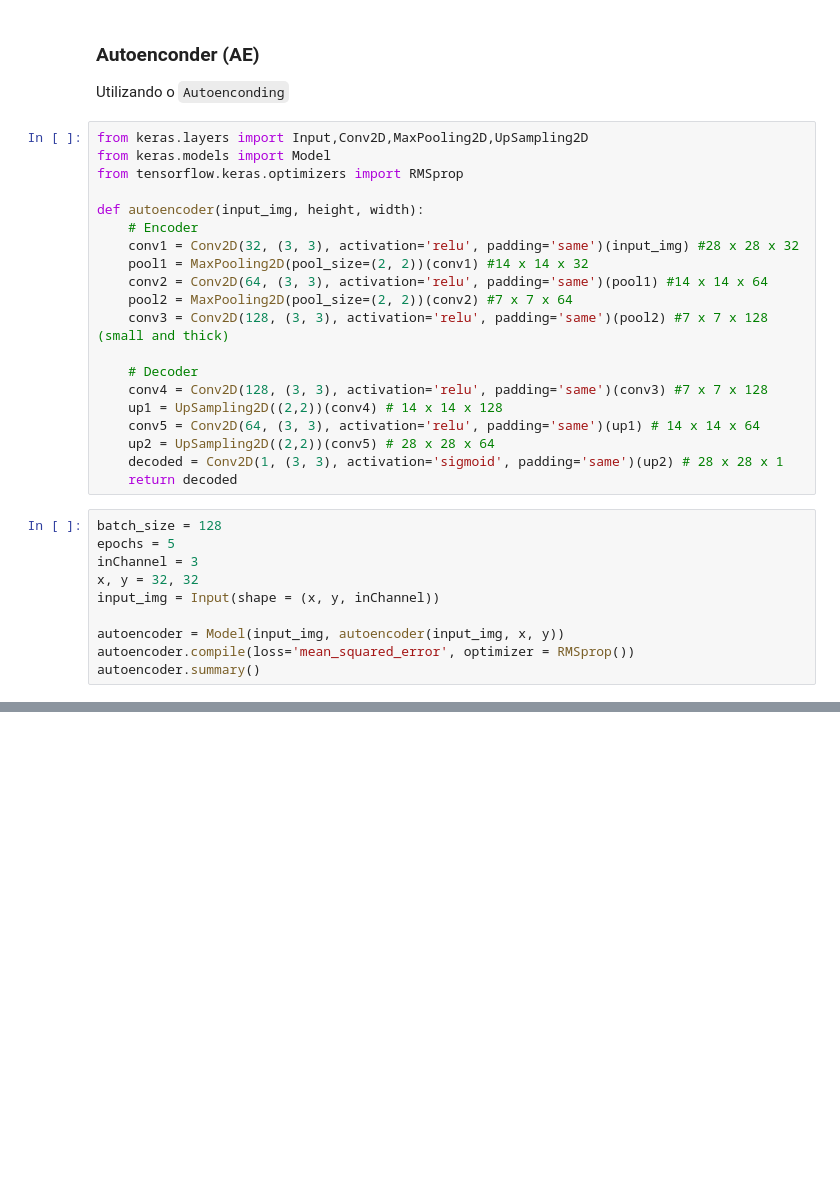
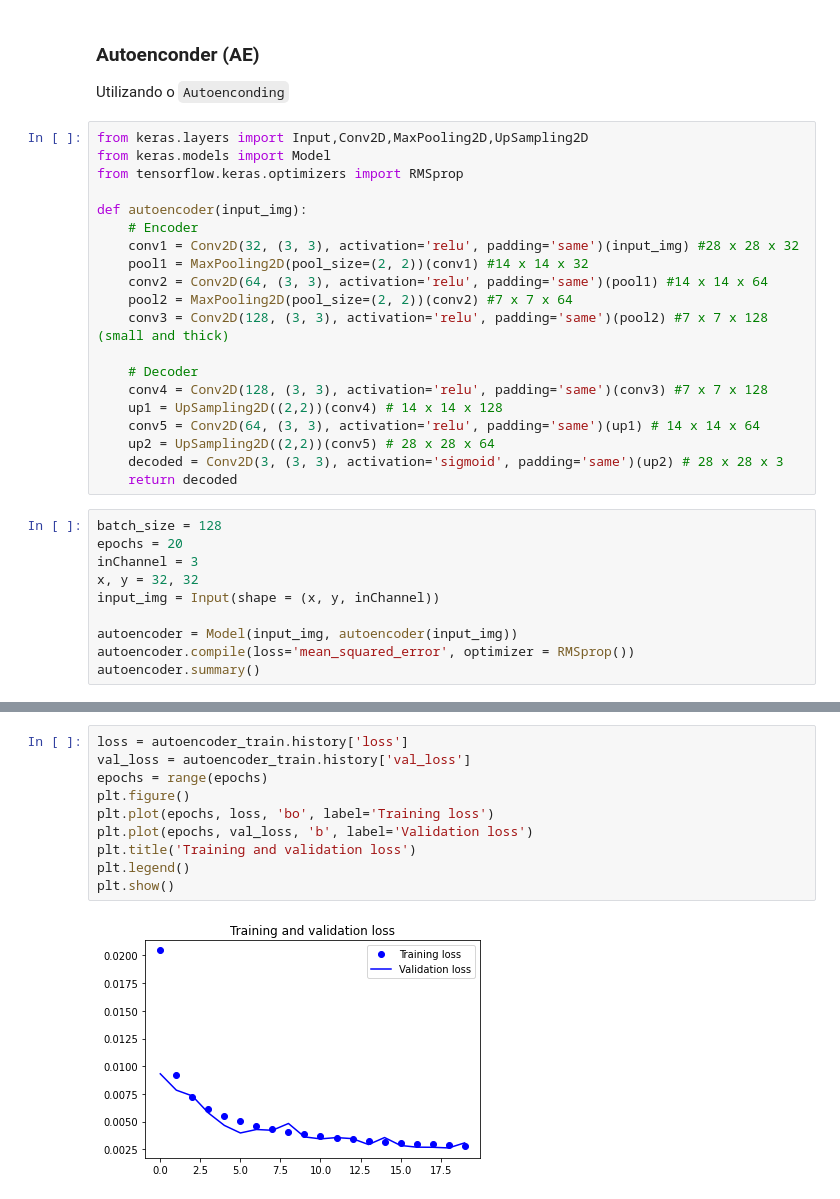
Before and after one commit to Le4o/topicos-avancados-ic, a Jupyter notebook: reducao_de_dimensionalidade_keras.ipynb, the cells around one changed output, grey strips where cells are left out. Drawn from its saved outputs; the diff is of its cells as text; blank space fills up the shorter version.

```diff
--- a/reducao_de_dimensionalidade_keras.ipynb
+++ b/reducao_de_dimensionalidade_keras.ipynb
@@ -166,7 +169,7 @@ from keras.layers import Input,Conv2D,MaxPooling2D,UpSampling2D
 from keras.models import Model
 from tensorflow.keras.optimizers import RMSprop
 
-def autoencoder(input_img, height, width):
+def autoencoder(input_img):
     # Encoder
     conv1 = Conv2D(32, (3, 3), activation='relu', padding='same')(input_img) #28 x 28 x 32
     pool1 = MaxPooling2D(pool_size=(2, 2))(conv1) #14 x 14 x 32
@@ -179,16 +182,16 @@ def autoencoder(input_img, height, width):
     up1 = UpSampling2D((2,2))(conv4) # 14 x 14 x 128
     conv5 = Conv2D(64, (3, 3), activation='relu', padding='same')(up1) # 14 x 14 x 64
     up2 = UpSampling2D((2,2))(conv5) # 28 x 28 x 64
-    decoded = Conv2D(1, (3, 3), activation='sigmoid', padding='same')(up2) # 28 x 28 x 1
+    decoded = Conv2D(3, (3, 3), activation='sigmoid', padding='same')(up2) # 28 x 28 x 3
     return decoded
 # %%
 batch_size = 128
-epochs = 5
+epochs = 20
 inChannel = 3
 x, y = 32, 32
 input_img = Input(shape = (x, y, inChannel))
 
-autoencoder = Model(input_img, autoencoder(input_img, x, y))
+autoencoder = Model(input_img, autoencoder(input_img))
 autoencoder.compile(loss='mean_squared_error', optimizer = RMSprop())
 autoencoder.summary()
 # %% [output]
@@ -226 +236,13 @@ Epoch 5/5
 <keras.callbacks.History at 0x...>
+# %%
+loss = autoencoder_train.history['loss']
+val_loss = autoencoder_train.history['val_loss']
+epochs = range(epochs)
+plt.figure()
+plt.plot(epochs, loss, 'bo', label='Training loss')
+plt.plot(epochs, val_loss, 'b', label='Validation loss')
+plt.title('Training and validation loss')
+plt.legend()
+plt.show()
+# %% [output]
+[figure, added]
```
Also changed, not shown: parts of 5 cells of this notebook.
